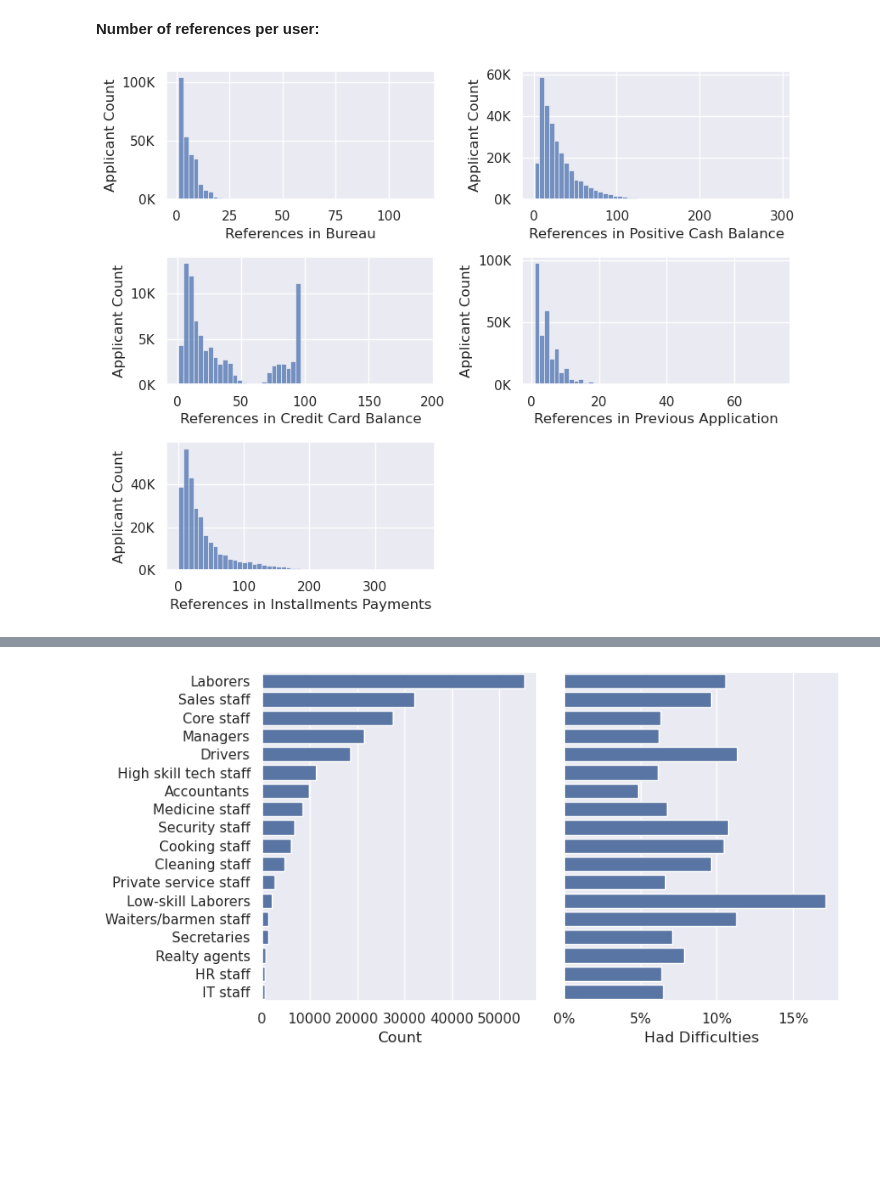
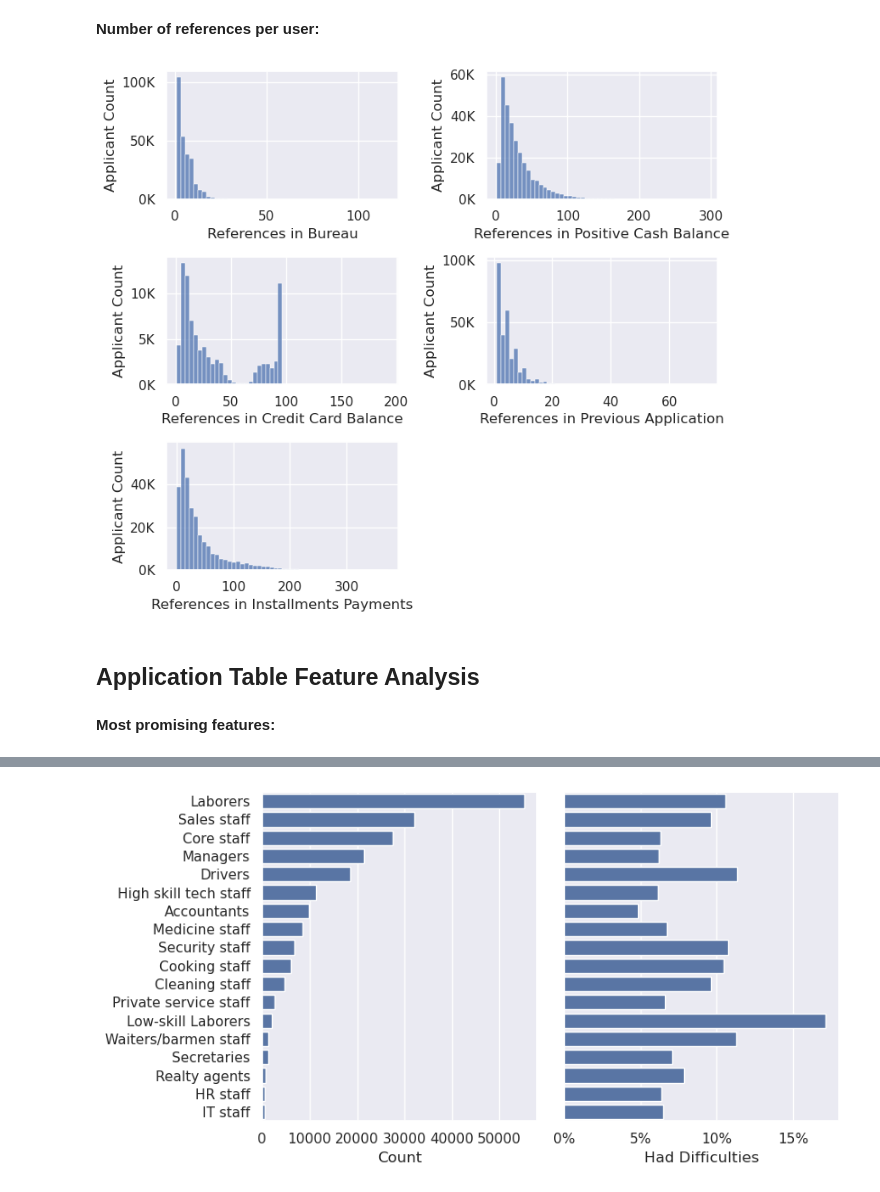
Before and after one commit to gediminas-skvarnavicius/home-credit-group-ml, a Jupyter notebook: EDA.ipynb, the cells around one changed output, grey strips where cells are left out. Cells and saved outputs as stored; diff of their text form; code cells hidden in the pictures; blank space fills up the shorter version.

```diff
--- a/EDA.ipynb
+++ b/EDA.ipynb
@@ -247,27 +143,31 @@ Most of the applicants have information about them in the credit bureau and 95%
 **Number of references per user:**
 # %%
 fig_reference_counts, ax_reference_counts = plt.subplots(
-    3, 2, figsize=(BASE_FIG_SIZE[0], BASE_FIG_SIZE[1] * 1.5)
+    3, 2, figsize=(BASE_FIG_SIZE[0]*0.9, BASE_FIG_SIZE[1] * 1.5)
 )
 ax_reference_counts = ax_reference_counts.flatten()
 
 for i, (name, table) in enumerate(tables_with_reference.items()):
     count_table = table.filter(
         pl.col("SK_ID_CURR").is_in(application_train["SK_ID_CURR"])
     )["SK_ID_CURR"].value_counts()
 
-    sns.histplot(count_table["counts"], ax=ax_reference_counts[i],bins=50)
+    sns.histplot(count_table["counts"], ax=ax_reference_counts[i], bins=50)
     # ax_reference_counts[i].set_title(name)
     ax_reference_counts[i].set_xlabel(f"References in {name}")
-    ax_reference_counts[i].set_ylabel('Applicant Count')
+    ax_reference_counts[i].set_ylabel("Applicant Count")
     ax_reference_counts[i].yaxis.set_major_formatter(
         ticker.FuncFormatter(lambda x, pos: "{:,g}".format(x / 1000) + "K")
     )
 plt.delaxes(ax_reference_counts[-1])
 plt.tight_layout()
 plt.show()
 # %% [output]
-[figure, old version]
+[figure, new version]
+# %% [markdown]
+## Application Table Feature Analysis
+# %% [markdown]
+**Most promising features:**
 # %%
 initial_test = eda.test_with_catboost_crossval(
     X=application_train.drop(columns=id_and_target),
```
Also changed, not shown: parts of 132 cells of this notebook, 3 other files.
